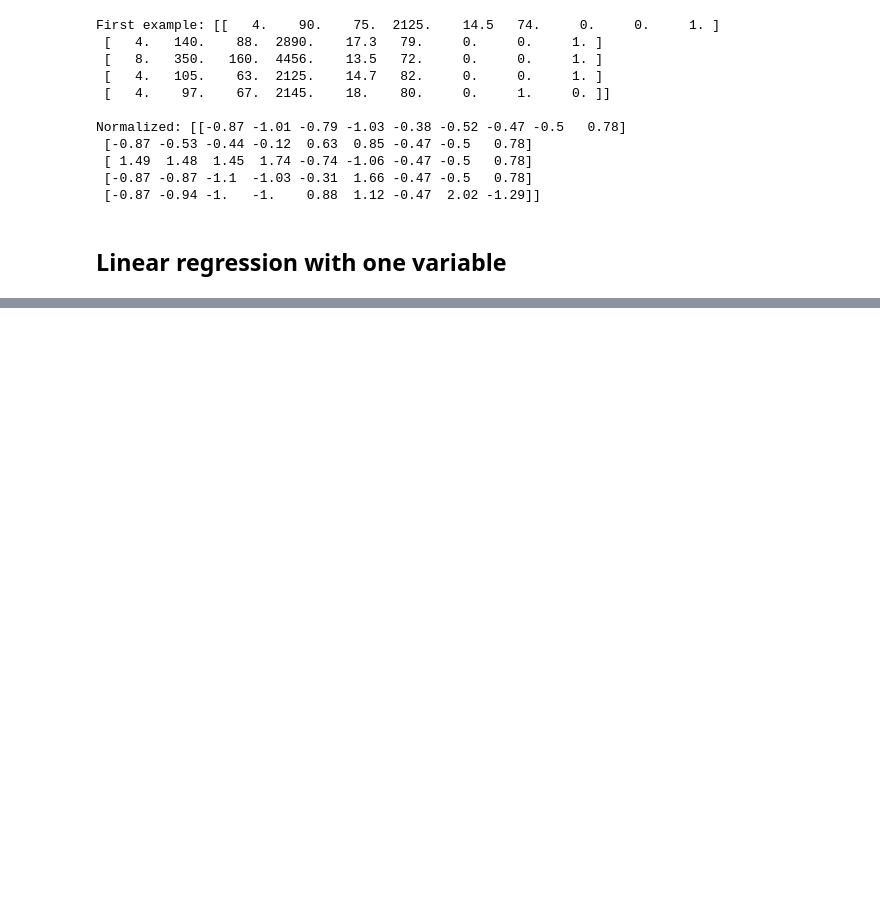
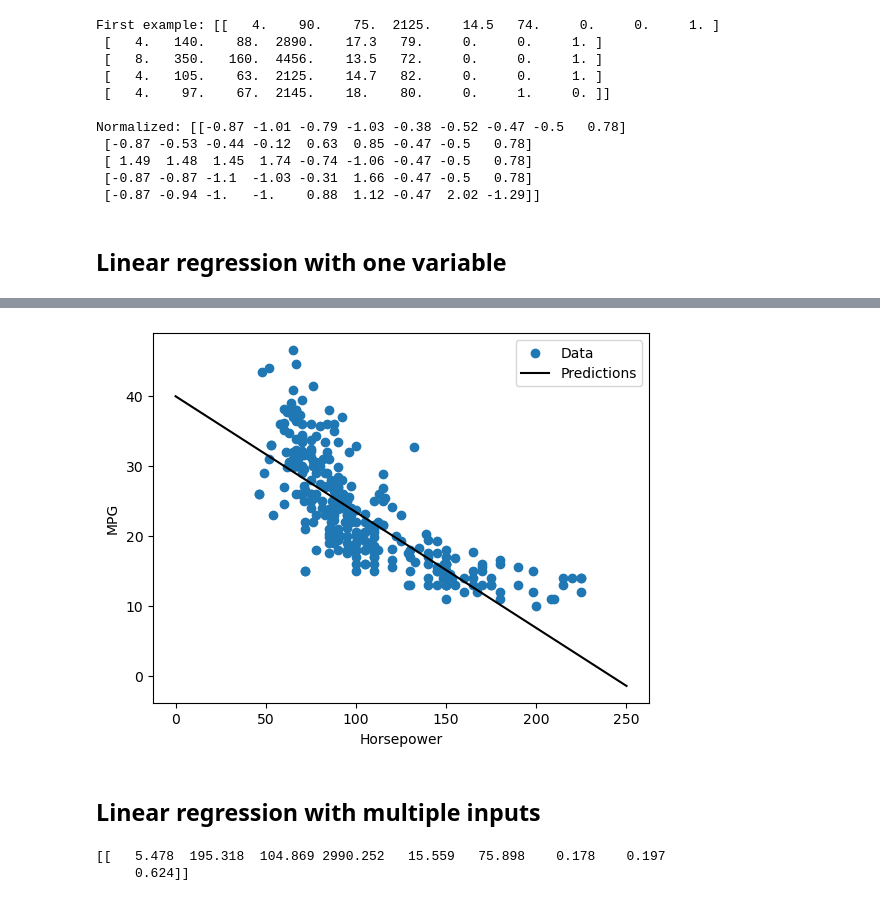
Before and after one commit to Chefi/python-ml-course, a Jupyter notebook: TensorFlowDesdeElPrincipio.ipynb, the cells around one changed output, grey strips where cells are left out. Saved outputs shown, nothing was run; the diff lists cells and outputs as text; code cells hidden in the pictures; blank space fills up the shorter version.

```diff
--- a/TensorFlowDesdeElPrincipio.ipynb
+++ b/TensorFlowDesdeElPrincipio.ipynb
@@ -614,0 +704,3 @@ Normalized: [[-0.87 -1.01 -0.79 -1.03 -0.38 -0.52 -0.47 -0.5   0.78]
+# %%
+x = tf.linspace(0.0, 250, 251)
+y = horsepower_model.predict(x)
@@ -614,0 +709,20 @@ Normalized: [[-0.87 -1.01 -0.79 -1.03 -0.38 -0.52 -0.47 -0.5   0.78]
+# %%
+def plot_horsepower(x, y):
+  plt.scatter(train_features['Horsepower'], train_labels, label='Data')
+  plt.plot(x, y, color='k', label='Predictions')
+  plt.xlabel('Horsepower')
+  plt.ylabel('MPG')
+  plt.legend()
+# %%
+plot_horsepower(x, y)
+# %% [output]
+[figure, added]
+# %% [markdown]
+## Linear regression with multiple inputs
+# %%
+normalizer = tf.keras.layers.Normalization(axis=-1)
+normalizer.adapt(np.array(train_features))
+print(normalizer.mean.numpy())
+# %% [output]
+[[   5.478  195.318  104.869 2990.252   15.559   75.898    0.178    0.197
+     0.624]]
```
Also changed, not shown: parts of 24 cells of this notebook.
